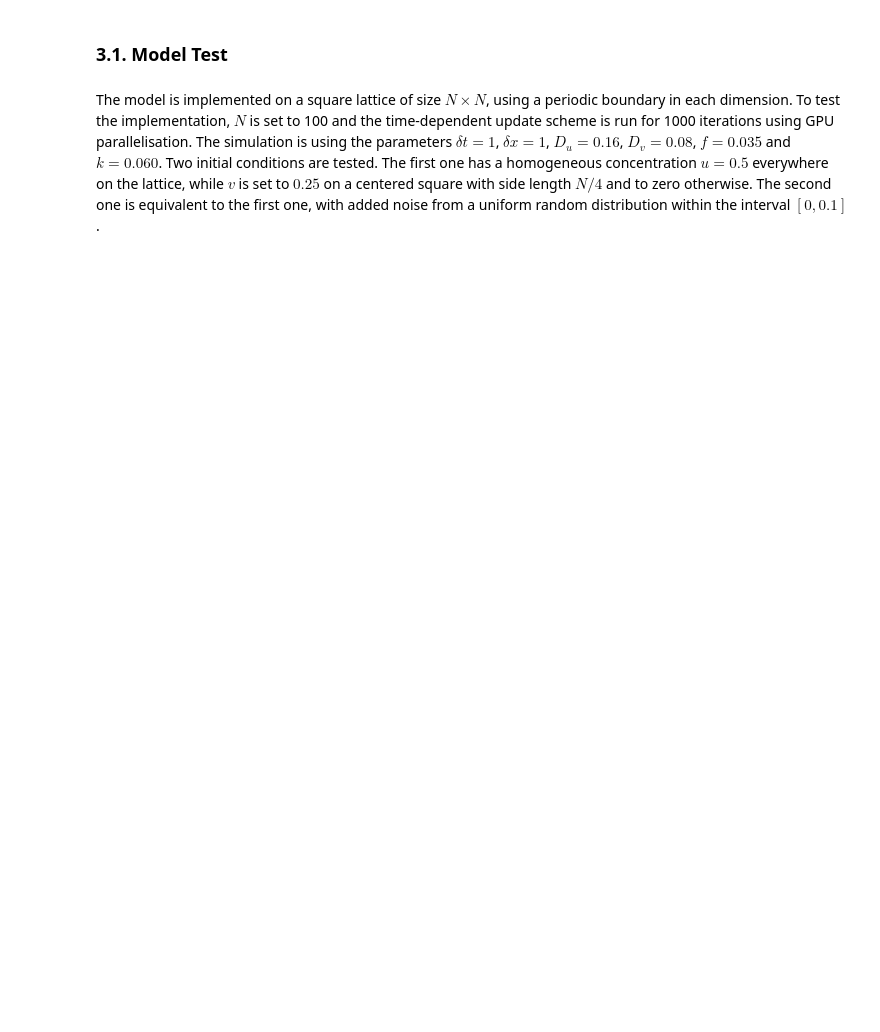
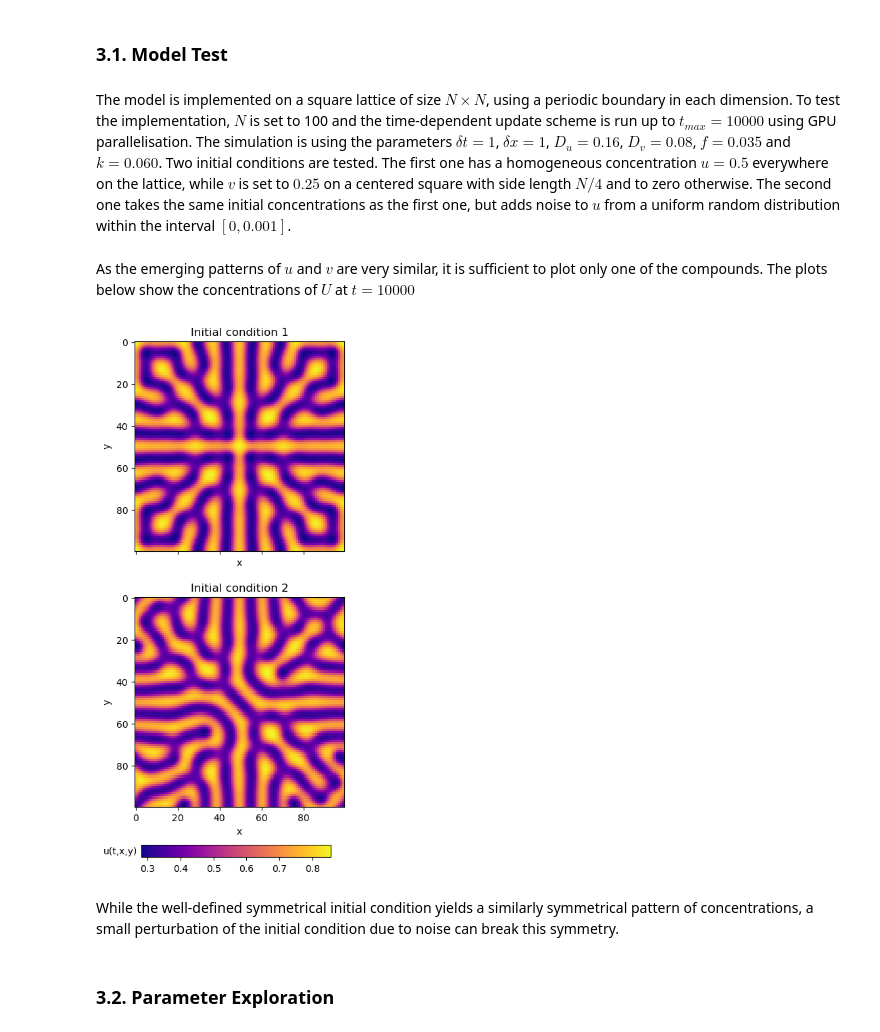
Before and after one commit to mboyan/scented-candles, a Jupyter notebook: Assignment Set 2/AssignmentSet2.ipynb, the cells around one changed output. Saved outputs shown, nothing was run; the diff lists cells and outputs as text; code cells hidden in the pictures; blank space fills up the shorter version.

Commit message:
Gray-Scott parameter plot

```diff
--- a/Assignment Set 2/AssignmentSet2.ipynb
+++ b/Assignment Set 2/AssignmentSet2.ipynb
@@ -284,4 +285,36 @@ These two expressions define the update scheme of the Gray-Scott model.
 # %% [markdown]
 ### 3.1. Model Test
 # %% [markdown]
-The model is implemented on a square lattice of size $N\times N$, using a periodic boundary in each dimension. To test the implementation, $N$ is set to 100 and the time-dependent update scheme is run for 1000 iterations using GPU parallelisation. The simulation is using the parameters $\delta{t}=1$, $\delta{x}=1$, $D_u=0.16$, $D_v=0.08$, $f=0.035$ and $k=0.060$. Two initial conditions are tested. The first one has a homogeneous concentration $u=0.5$ everywhere on the lattice, while $v$ is set to $0.25$ on a centered square with side length $N/4$ and to zero otherwise. The second one is equivalent to the first one, with added noise from a uniform random distribution within the interval $[0, 0.1]$.
+The model is implemented on a square lattice of size $N\times N$, using a periodic boundary in each dimension. To test the implementation, $N$ is set to 100 and the time-dependent update scheme is run up to $t_{max}=10000$ using GPU parallelisation. The simulation is using the parameters $\delta{t}=1$, $\delta{x}=1$, $D_u=0.16$, $D_v=0.08$, $f=0.035$ and $k=0.060$. Two initial conditions are tested. The first one has a homogeneous concentration $u=0.5$ everywhere on the lattice, while $v$ is set to $0.25$ on a centered square with side length $N/4$ and to zero otherwise. The second one takes the same initial concentrations as the first one, but adds noise to $u$ from a uniform random distribution within the interval $[0, 0.001]$.
+# %%
+# Simulation parameters
+size = 100
+max_time = 10000
+dt = 1
+dx = 1
+Du = 0.16
+Dv = 0.08
+f = 0.035
+k = 0.06
+
+# Initial conditions
+square_size = size * 0.5
+u0_a = np.full((size, size), 0.5)
+u0_b = u0_a + np.random.uniform(0, 0.001, size=(size, size))
+v0 = np.where(np.abs(np.arange(size) - (size-1) * 0.5) <= square_size * 0.5, 0.5, 0).reshape(size, 1)
+v0 = v0 @ v0.T
+
+# Run simulations
+u_a, v_a = gs.run_gray_scott(u0_a, v0, max_time, Du, Dv, f, k, dt, dx)
+u_b, v_b = gs.run_gray_scott(u0_b, v0, max_time, Du, Dv, f, k, dt, dx)
+# %% [markdown]
+As the emerging patterns of $u$ and $v$ are very similar, it is sufficient to plot only one of the compounds. The plots below show the concentrations of $U$ at $t=10000$
+# %%
+u_all = np.array([u_a, u_b])
+vis.plot_reaction_diffusion(u_all, labels=['Initial condition 1', 'Initial condition 2'])
+# %% [output]
+[figure, added]
+# %% [markdown]
+While the well-defined symmetrical initial condition yields a similarly symmetrical pattern of concentrations, a small perturbation of the initial condition due to noise can break this symmetry.
+# %% [markdown]
+### 3.2. Parameter Exploration
```
Also changed, not shown: parts of 9 cells of this notebook, 3 other files.
